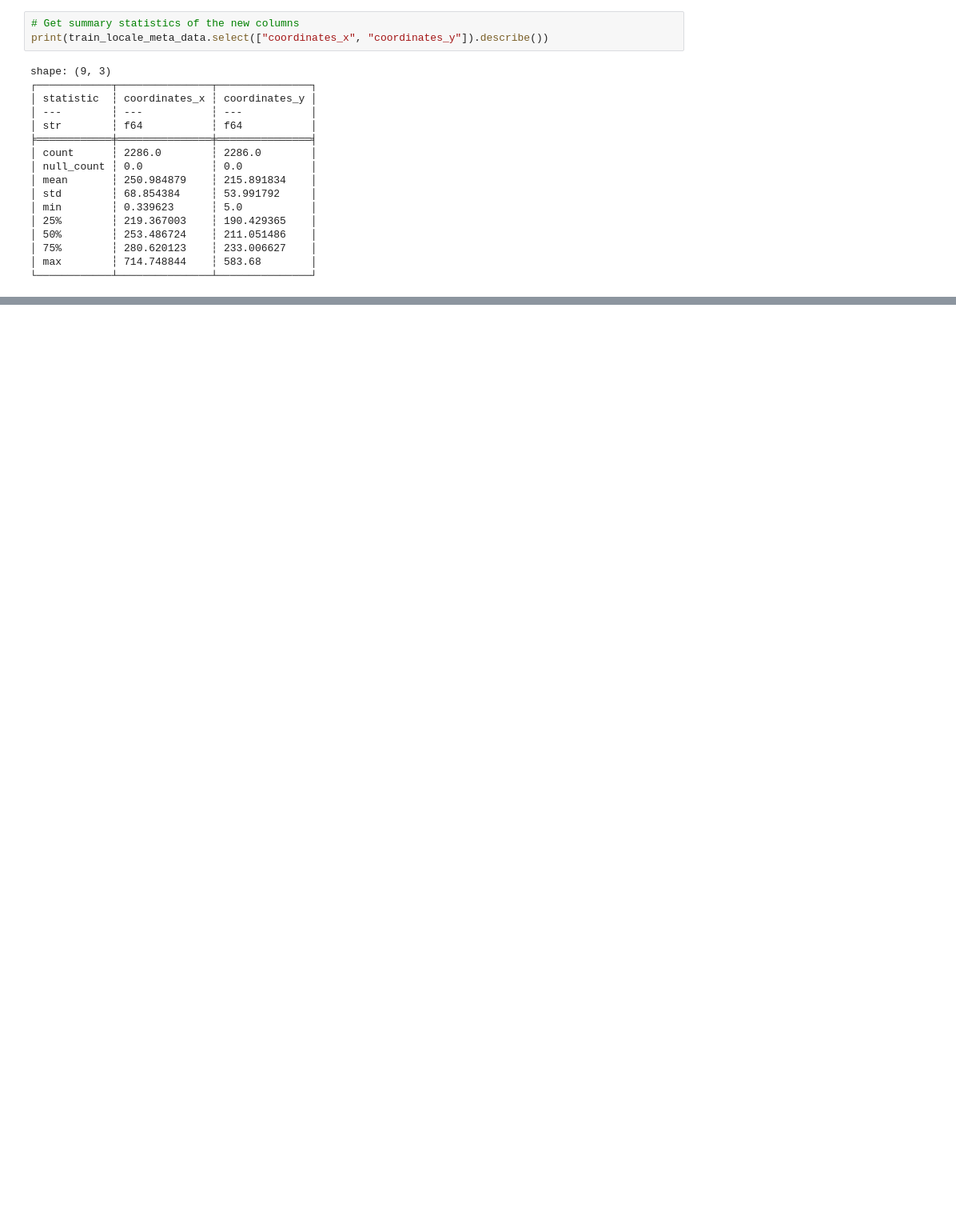
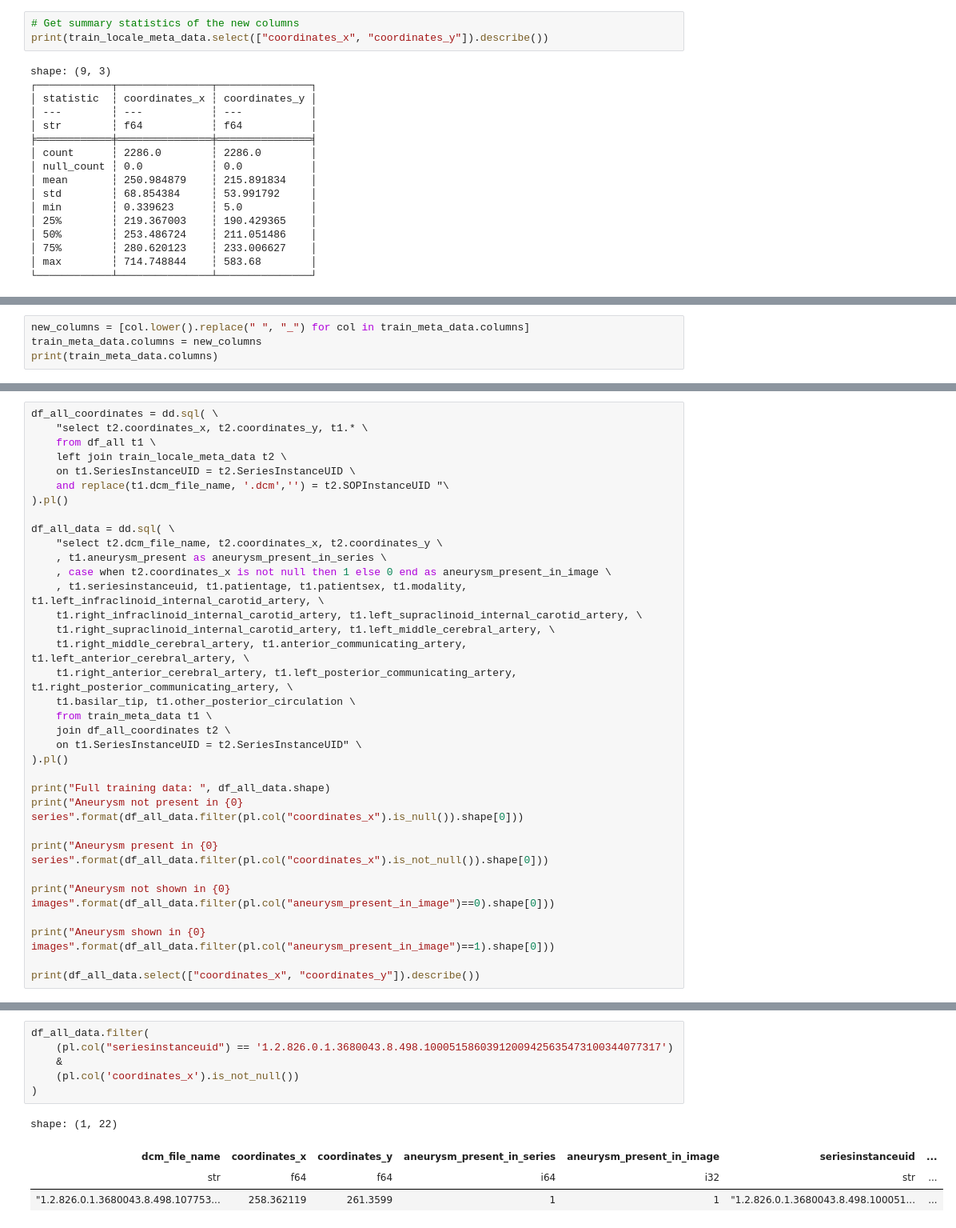
Before and after one commit to sumaniitm/RSNA_Intracranial_Aneurysm_Detection_2025, a Jupyter notebook: suman-notebook-1.ipynb, the cells around one changed output, grey strips where cells are left out. Shown at 80% size. Saved outputs shown, nothing was run; the diff lists cells and outputs as text; blank space fills up the shorter version.

```diff
--- a/suman-notebook-1.ipynb
+++ b/suman-notebook-1.ipynb
@@ -453,0 +243,4 @@ shape: (1, 20)
+# %%
+new_columns = [col.lower().replace(" ", "_") for col in train_meta_data.columns]
+train_meta_data.columns = new_columns
+print(train_meta_data.columns)
@@ -453,0 +249,34 @@ shape: (1, 20)
+# %%
+df_all_coordinates = dd.sql( \
+    "select t2.coordinates_x, t2.coordinates_y, t1.* \
+    from df_all t1 \
+    left join train_locale_meta_data t2 \
+    on t1.SeriesInstanceUID = t2.SeriesInstanceUID \
+    and replace(t1.dcm_file_name, '.dcm','') = t2.SOPInstanceUID "\
+).pl()
+
+df_all_data = dd.sql( \
+    "select t2.dcm_file_name, t2.coordinates_x, t2.coordinates_y \
+    , t1.aneurysm_present as aneurysm_present_in_series \
+    , case when t2.coordinates_x is not null then 1 else 0 end as aneurysm_present_in_image \
+    , t1.seriesinstanceuid, t1.patientage, t1.patientsex, t1.modality, t1.left_infraclinoid_internal_carotid_artery, \
+    t1.right_infraclinoid_internal_carotid_artery, t1.left_supraclinoid_internal_carotid_artery, \
+    t1.right_supraclinoid_internal_carotid_artery, t1.left_middle_cerebral_artery, \
+    t1.right_middle_cerebral_artery, t1.anterior_communicating_artery, t1.left_anterior_cerebral_artery, \
+    t1.right_anterior_cerebral_artery, t1.left_posterior_communicating_artery, t1.right_posterior_communicating_artery, \
+    t1.basilar_tip, t1.other_posterior_circulation \
+    from train_meta_data t1 \
+    join df_all_coordinates t2 \
+    on t1.SeriesInstanceUID = t2.SeriesInstanceUID" \
+).pl()
+
+print("Full training data: ", df_all_data.shape)
+print("Aneurysm not present in {0} series".format(df_all_data.filter(pl.col("coordinates_x").is_null()).shape[0]))
+
+print("Aneurysm present in {0} series".format(df_all_data.filter(pl.col("coordinates_x").is_not_null()).shape[0]))
+
+print("Aneurysm not shown in {0} images".format(df_all_data.filter(pl.col("aneurysm_present_in_image")==0).shape[0]))
+
+print("Aneurysm shown in {0} images".format(df_all_data.filter(pl.col("aneurysm_present_in_image")==1).shape[0]))
+
+print(df_all_data.select(["coordinates_x", "coordinates_y"]).describe())
@@ -453,0 +303,11 @@ shape: (1, 20)
+# %%
+df_all_data.filter(
+    (pl.col("seriesinstanceuid") == '1.2.826.0.1.3680043.8.498.10005158603912009425635473100344077317')
+    &
+    (pl.col('coordinates_x').is_not_null())
+)
+# %% [output]
+shape: (1, 22)
+| dcm_file_name | coordinates_x | coordinates_y | aneurysm_present_in_series | aneurysm_present_in_image | seriesinstanceuid | ... |
+| str | f64 | f64 | i64 | i32 | str | ... |
+| "1.2.826.0.1.3680043.8.498.107753... | 258.362119 | 261.3599 | 1 | 1 | "1.2.826.0.1.3680043.8.498.100051... | ... |
```
Also changed, not shown: parts of 44 cells of this notebook.
